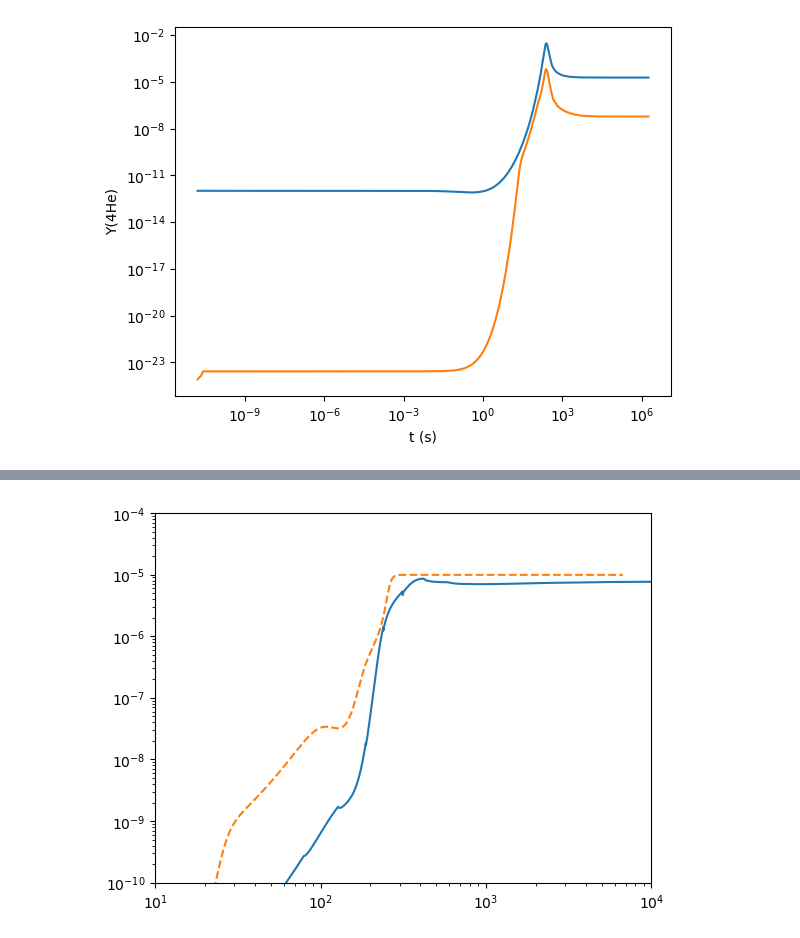
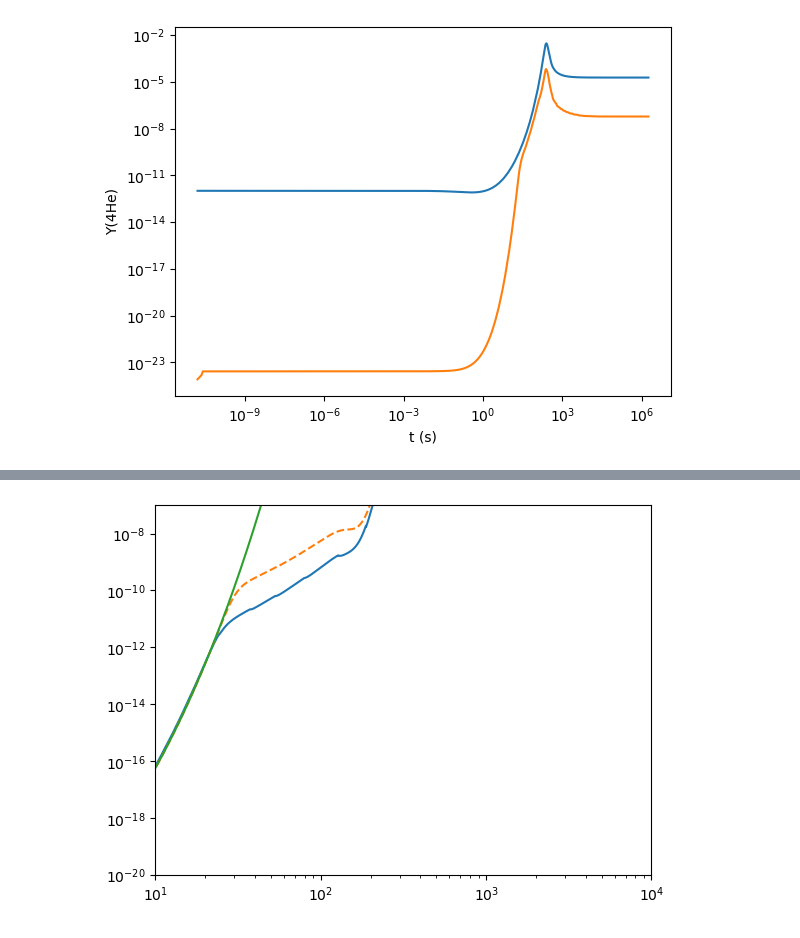
Before and after one commit to nuLABatUSD/BBN_evolve, a Jupyter notebook: runBBN.ipynb, the cells around one changed output, grey strips where cells are left out. Saved outputs shown, nothing was run; the diff lists cells and outputs as text; code cells hidden in the pictures.

```diff
--- a/runBBN.ipynb
+++ b/runBBN.ipynb
@@ -136,7 +136,7 @@ for i in range(len(a_total)):
     Y7LI[i] = y_total[i,10]
     Y6LI[i] = y_total[i,11]
 
-    nseval[:,i] = nse.nse(y_total[i,0] , y_total[i,2] , y_total[i,3] , y_total[i,4])
+    nseval[:,i] = nse.nse(y_total[i,0] , y_total[i,2] , y_total[i,3] , y_total[i,4],)
 plt.figure()
 plt.loglog(Tcm,YP)
 plt.title("YP")
@@ -199,12 +202,13 @@ plt.show()
 # %%
 plt.figure()
 plt.loglog(data['t (s)'], data['Y(3He)'])
 plt.loglog(y_total[:,1] * hbar, y_total[:,3+nse.HE3_INDEX], ls='--')
+plt.loglog(y_total[:,1] * hbar , nseval[4,:])
 plt.xlim(10, 1e4)
-plt.ylim(1e-10, 1e-4)
+plt.ylim(1e-20, 1e-7)
 plt.show()
 # %% [output]
-[figure, old version]
+[figure, new version]
 # %%
 plt.figure()
 plt.loglog(data['t (s)'], data['Y(4He)'])
```
Also changed, not shown: parts of 6 cells of this notebook, 6 other files.
